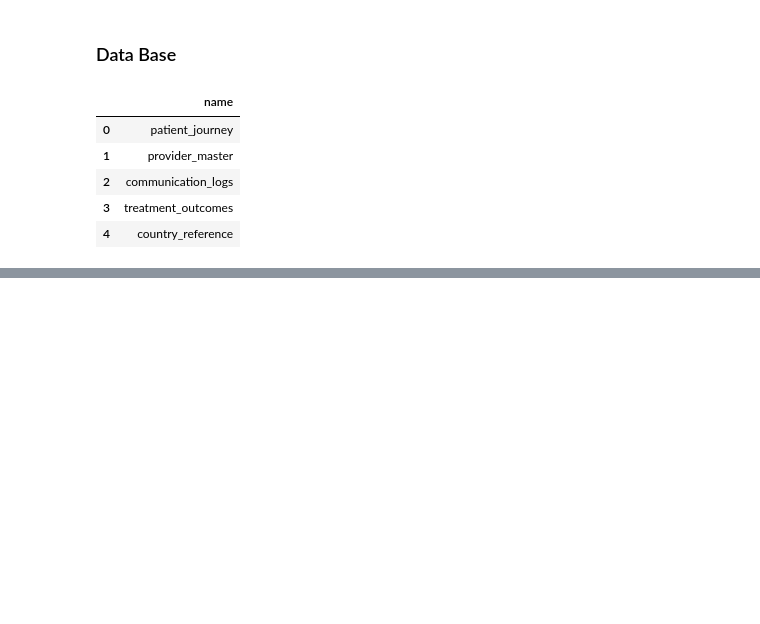
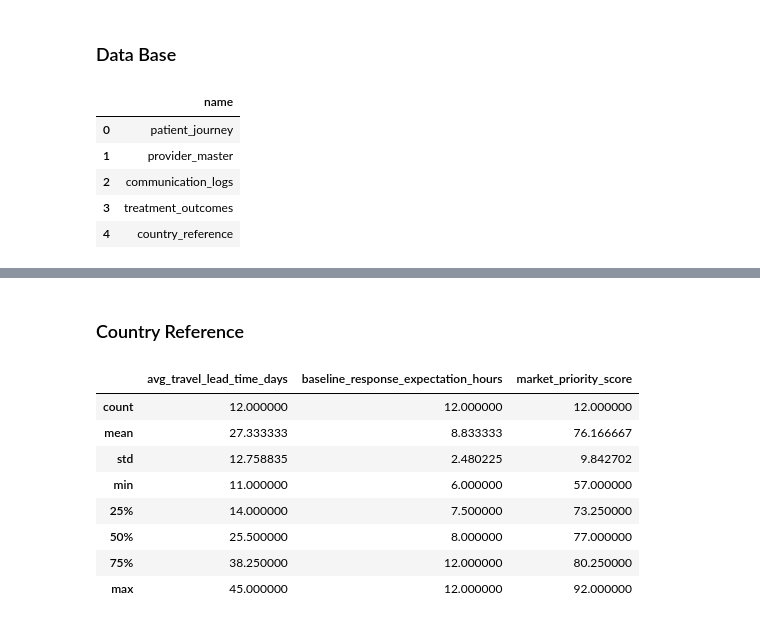
Before and after one commit to ayansuvra/MTE-Analytics-Project, a Jupyter notebook: notebooks/01_data_quality_report.ipynb, the cells around one changed output, grey strips where cells are left out. Drawn from its saved outputs; the diff is of its cells as text; code cells hidden in the pictures; blank space fills up the shorter version.

```diff
--- a/notebooks/01_data_quality_report.ipynb
+++ b/notebooks/01_data_quality_report.ipynb
@@ -278,0 +567,14 @@ tables
+# %% [markdown]
+### Country Reference
+# %%
+country_reference.describe()
+# %% [output]
+|  | avg_travel_lead_time_days | baseline_response_expectation_hours | market_priority_score |
+| count | 12.000000 | 12.000000 | 12.000000 |
+| mean | 27.333333 | 8.833333 | 76.166667 |
+| std | 12.758835 | 2.480225 | 9.842702 |
+| min | 11.000000 | 6.000000 | 57.000000 |
+| 25% | 14.000000 | 7.500000 | 73.250000 |
+| 50% | 25.500000 | 8.000000 | 77.000000 |
+| 75% | 38.250000 | 12.000000 | 80.250000 |
+| max | 45.000000 | 12.000000 | 92.000000 |
```
Also changed, not shown: parts of 43 cells of this notebook.
